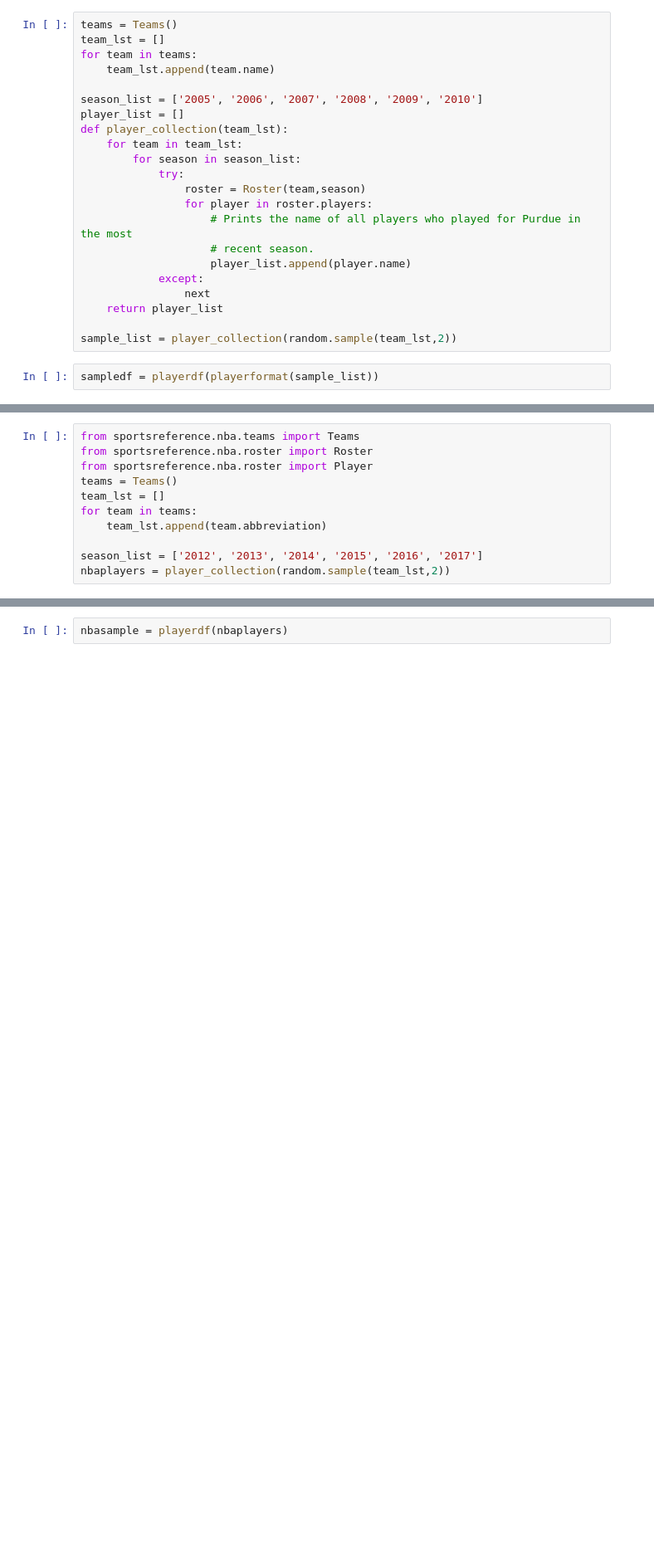
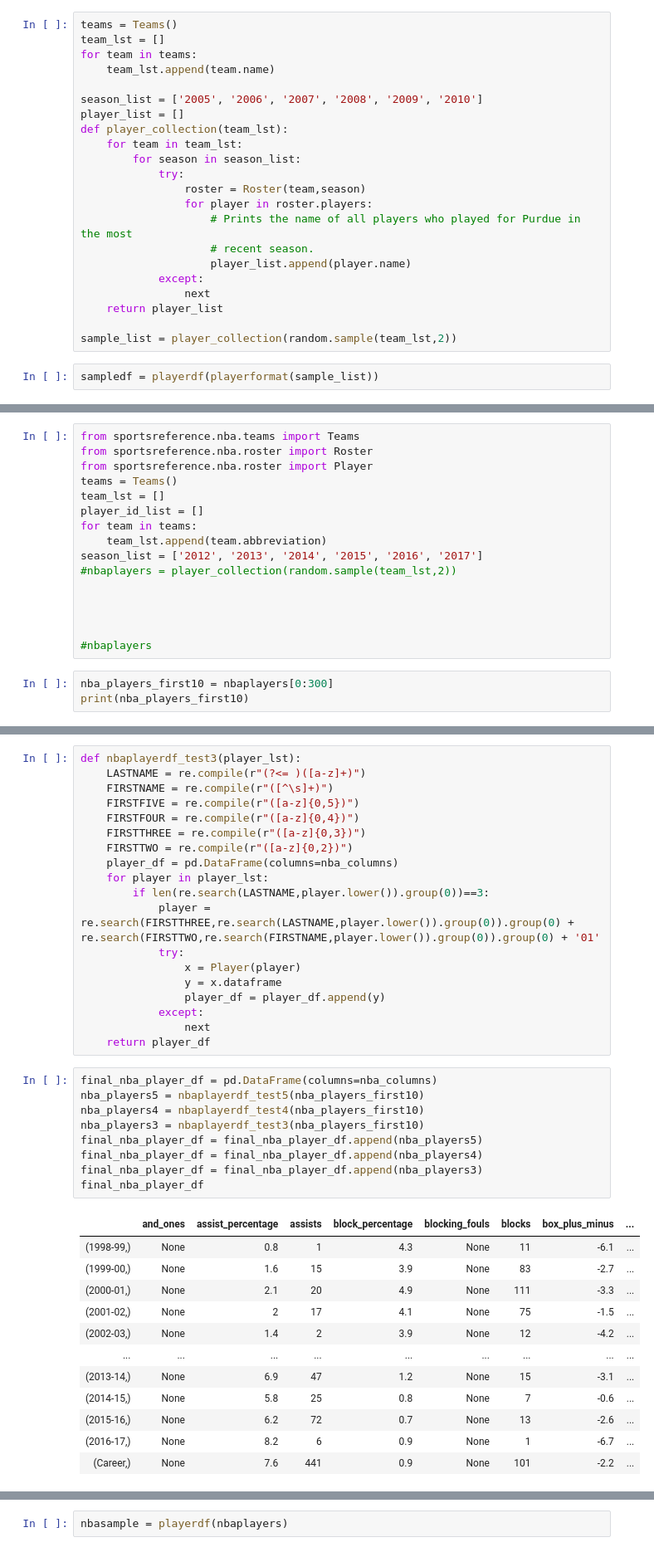
Before and after one commit to aseem645/SIADS591_Project, a Jupyter notebook: NBA_API_Notebook.ipynb, the cells around one changed output, grey strips where cells are left out. Shown at 83% size. Saved outputs shown, nothing was run; the diff lists cells and outputs as text; blank space fills up the shorter version.

```diff
--- a/NBA_API_Notebook.ipynb
+++ b/NBA_API_Notebook.ipynb
@@ -456,8 +442,16 @@ from sportsreference.nba.roster import Roster
 from sportsreference.nba.roster import Player
 teams = Teams()
 team_lst = []
+player_id_list = []
 for team in teams:
     team_lst.append(team.abbreviation)
+season_list = ['2012', '2013', '2014', '2015', '2016', '2017']
+#nbaplayers = player_collection(random.sample(team_lst,2))
 
-season_list = ['2012', '2013', '2014', '2015', '2016', '2017']
-nbaplayers = player_collection(random.sample(team_lst,2))
+
+
+
+#nbaplayers
+# %%
+nba_players_first10 = nbaplayers[0:300]
+print(nba_players_first10)
@@ -463,0 +519,41 @@ nbaplayers = player_collection(random.sample(team_lst,2))
+# %%
+def nbaplayerdf_test3(player_lst):
+    LASTNAME = re.compile(r"(?<= )([a-z]+)")
+    FIRSTNAME = re.compile(r"([^\s]+)")
+    FIRSTFIVE = re.compile(r"([a-z]{0,5})")
+    FIRSTFOUR = re.compile(r"([a-z]{0,4})")
+    FIRSTTHREE = re.compile(r"([a-z]{0,3})")
+    FIRSTTWO = re.compile(r"([a-z]{0,2})")
+    player_df = pd.DataFrame(columns=nba_columns)
+    for player in player_lst:
+        if len(re.search(LASTNAME,player.lower()).group(0))==3:
+            player = re.search(FIRSTTHREE,re.search(LASTNAME,player.lower()).group(0)).group(0) + re.search(FIRSTTWO,re.search(FIRSTNAME,player.lower()).group(0)).group(0) + '01'
+            try:
+                x = Player(player)
+                y = x.dataframe
+                player_df = player_df.append(y)
+            except:
+                next
+    return player_df
+# %%
+final_nba_player_df = pd.DataFrame(columns=nba_columns)
+nba_players5 = nbaplayerdf_test5(nba_players_first10)
+nba_players4 = nbaplayerdf_test4(nba_players_first10)
+nba_players3 = nbaplayerdf_test3(nba_players_first10)
+final_nba_player_df = final_nba_player_df.append(nba_players5)
+final_nba_player_df = final_nba_player_df.append(nba_players4)
+final_nba_player_df = final_nba_player_df.append(nba_players3)
+final_nba_player_df
+# %% [output]
+|  | and_ones | assist_percentage | assists | block_percentage | blocking_fouls | blocks | box_plus_minus | ... |
+| (1998-99,) | None | 0.8 | 1 | 4.3 | None | 11 | -6.1 | ... |
+| (1999-00,) | None | 1.6 | 15 | 3.9 | None | 83 | -2.7 | ... |
+| (2000-01,) | None | 2.1 | 20 | 4.9 | None | 111 | -3.3 | ... |
+| (2001-02,) | None | 2 | 17 | 4.1 | None | 75 | -1.5 | ... |
+| (2002-03,) | None | 1.4 | 2 | 3.9 | None | 12 | -4.2 | ... |
+| ... | ... | ... | ... | ... | ... | ... | ... | ... |
+| (2013-14,) | None | 6.9 | 47 | 1.2 | None | 15 | -3.1 | ... |
+| (2014-15,) | None | 5.8 | 25 | 0.8 | None | 7 | -0.6 | ... |
+| (2015-16,) | None | 6.2 | 72 | 0.7 | None | 13 | -2.6 | ... |
+| (2016-17,) | None | 8.2 | 6 | 0.9 | None | 1 | -6.7 | ... |
+| (Career,) | None | 7.6 | 441 | 0.9 | None | 101 | -2.2 | ... |
```
Also changed, not shown: parts of 15 cells of this notebook.
